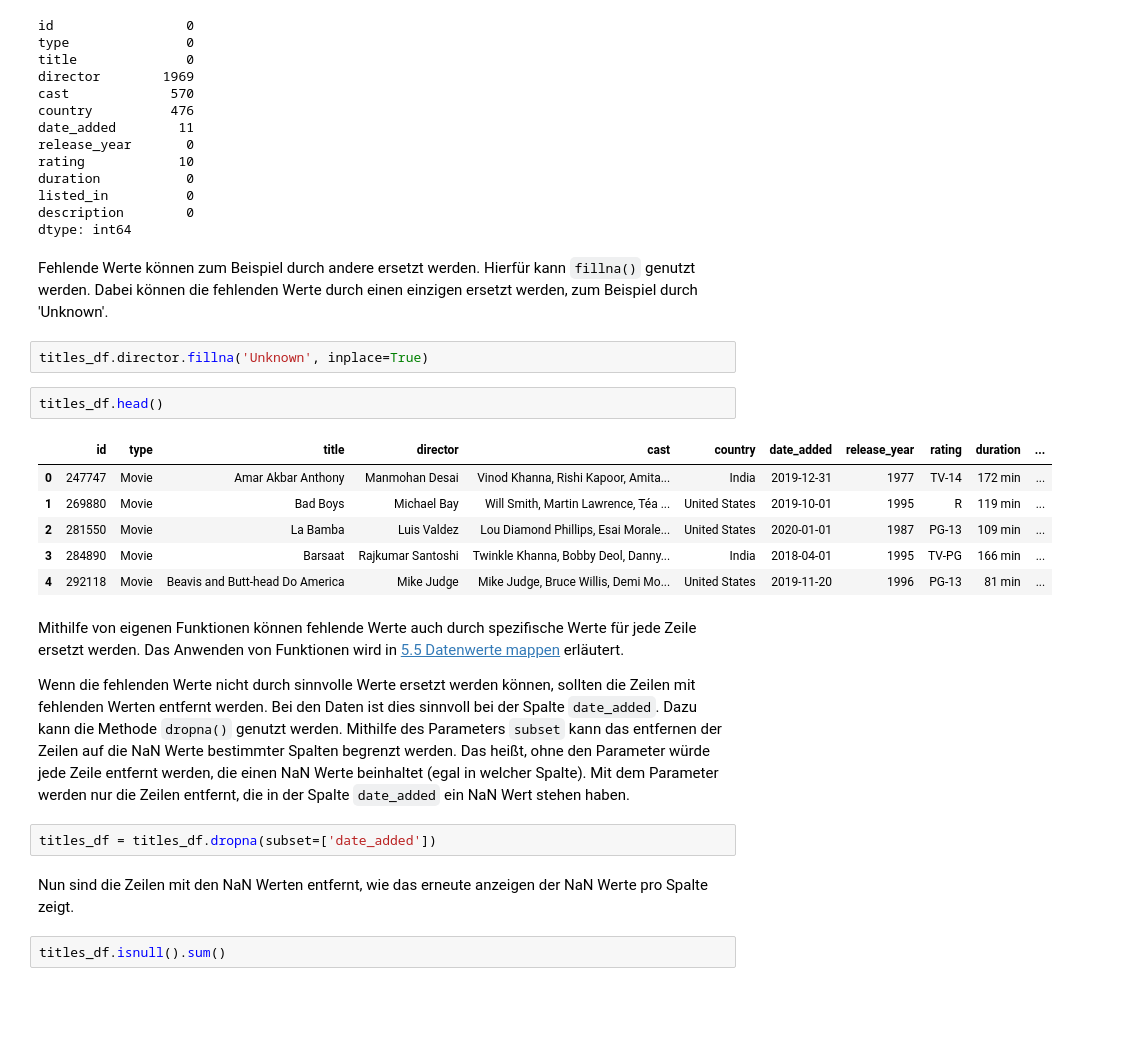
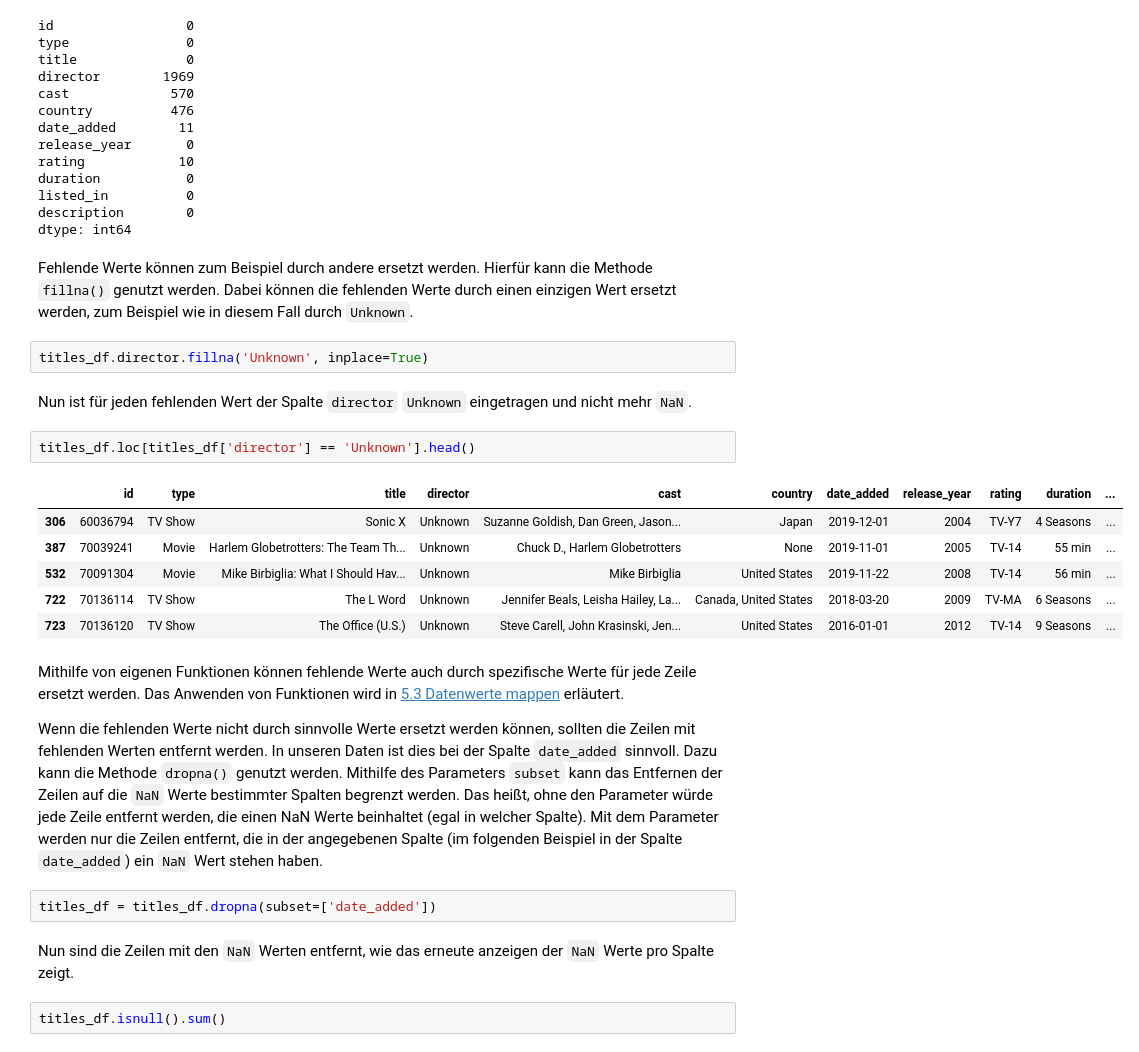
Before and after one commit to orca-nrw/lernmodul-pandas, a Jupyter notebook: index.ipynb, the cells around one changed output. Saved outputs shown, nothing was run; the diff lists cells and outputs as text; blank space fills up the shorter version.

```diff
--- a/index.ipynb
+++ b/index.ipynb
@@ -934,26 +931,28 @@ listed_in          0
 description        0
 dtype: int64
 # %% [markdown]
-Fehlende Werte können zum Beispiel durch andere ersetzt werden. Hierfür kann `fillna()` genutzt werden. Dabei können die fehlenden Werte durch einen einzigen ersetzt werden, zum Beispiel durch 'Unknown'.
+Fehlende Werte können zum Beispiel durch andere ersetzt werden. Hierfür kann die Methode `fillna()` genutzt werden. Dabei können die fehlenden Werte durch einen einzigen Wert ersetzt werden, zum Beispiel wie in diesem Fall durch `Unknown`.
 # %%
 titles_df.director.fillna('Unknown', inplace=True)
+# %% [markdown]
+Nun ist für jeden fehlenden Wert der Spalte `director` `Unknown` eingetragen und nicht mehr `NaN`.
 # %%
-titles_df.head()
+titles_df.loc[titles_df['director'] == 'Unknown'].head()
 # %% [output]
 |  | id | type | title | director | cast | country | date_added | release_year | rating | duration | ... |
-| 0 | 247747 | Movie | Amar Akbar Anthony | Manmohan Desai | Vinod Khanna, Rishi Kapoor, Amita... | India | 2019-12-31 | 1977 | TV-14 | 172 min | ... |
-| 1 | 269880 | Movie | Bad Boys | Michael Bay | Will Smith, Martin Lawrence, Téa ... | United States | 2019-10-01 | 1995 | R | 119 min | ... |
-| 2 | 281550 | Movie | La Bamba | Luis Valdez | Lou Diamond Phillips, Esai Morale... | United States | 2020-01-01 | 1987 | PG-13 | 109 min | ... |
-| 3 | 284890 | Movie | Barsaat | Rajkumar Santoshi | Twinkle Khanna, Bobby Deol, Danny... | India | 2018-04-01 | 1995 | TV-PG | 166 min | ... |
-| 4 | 292118 | Movie | Beavis and Butt-head Do America | Mike Judge | Mike Judge, Bruce Willis, Demi Mo... | United States | 2019-11-20 | 1996 | PG-13 | 81 min | ... |
+| 306 | 60036794 | TV Show | Sonic X | Unknown | Suzanne Goldish, Dan Green, Jason... | Japan | 2019-12-01 | 2004 | TV-Y7 | 4 Seasons | ... |
+| 387 | 70039241 | Movie | Harlem Globetrotters: The Team Th... | Unknown | Chuck D., Harlem Globetrotters | None | 2019-11-01 | 2005 | TV-14 | 55 min | ... |
+| 532 | 70091304 | Movie | Mike Birbiglia: What I Should Hav... | Unknown | Mike Birbiglia | United States | 2019-11-22 | 2008 | TV-14 | 56 min | ... |
+| 722 | 70136114 | TV Show | The L Word | Unknown | Jennifer Beals, Leisha Hailey, La... | Canada, United States | 2018-03-20 | 2009 | TV-MA | 6 Seasons | ... |
+| 723 | 70136120 | TV Show | The Office (U.S.) | Unknown | Steve Carell, John Krasinski, Jen... | United States | 2016-01-01 | 2012 | TV-14 | 9 Seasons | ... |
 # %% [markdown]
-Mithilfe von eigenen Funktionen können fehlende Werte auch durch spezifische Werte für jede Zeile ersetzt werden. Das Anwenden von Funktionen wird in [5.5 Datenwerte mappen](#mappen) erläutert.
+Mithilfe von eigenen Funktionen können fehlende Werte auch durch spezifische Werte für jede Zeile ersetzt werden. Das Anwenden von Funktionen wird in [5.3 Datenwerte mappen](#5.3-Datenwerte-mappen) erläutert.
 
-Wenn die fehlenden Werte nicht durch sinnvolle Werte ersetzt werden können, sollten die Zeilen mit fehlenden Werten entfernt werden. Bei den Daten ist dies sinnvoll bei der Spalte `date_added`. Dazu kann die Methode `dropna()` genutzt werden. Mithilfe des Parameters `subset` kann das entfernen der Zeilen auf die NaN Werte bestimmter Spalten begrenzt werden. Das heißt, ohne den Parameter würde jede Zeile entfernt werden, die einen NaN Werte beinhaltet (egal in welcher Spalte). Mit dem Parameter werden nur die Zeilen entfernt, die in der Spalte `date_added` ein NaN Wert stehen haben.
+Wenn die fehlenden Werte nicht durch sinnvolle Werte ersetzt werden können, sollten die Zeilen mit fehlenden Werten entfernt werden. In unseren Daten ist dies bei der Spalte `date_added` sinnvoll. Dazu kann die Methode `dropna()` genutzt werden. Mithilfe des Parameters `subset` kann das Entfernen der Zeilen auf die `NaN` Werte bestimmter Spalten begrenzt werden. Das heißt, ohne den Parameter würde jede Zeile entfernt werden, die einen NaN Werte beinhaltet (egal in welcher Spalte). Mit dem Parameter werden nur die Zeilen entfernt, die in der angegebenen Spalte (im folgenden Beispiel in der Spalte `date_added`) ein `NaN` Wert stehen haben.
 # %%
 titles_df = titles_df.dropna(subset=['date_added'])
 # %% [markdown]
-Nun sind die Zeilen mit den NaN Werten entfernt, wie das erneute anzeigen der NaN Werte pro Spalte zeigt.
+Nun sind die Zeilen mit den `NaN` Werten entfernt, wie das erneute anzeigen der `NaN` Werte pro Spalte zeigt.
 # %%
 titles_df.isnull().sum()
 # %% [output]
```
Also changed, not shown: parts of 125 cells of this notebook, 4 other files.
